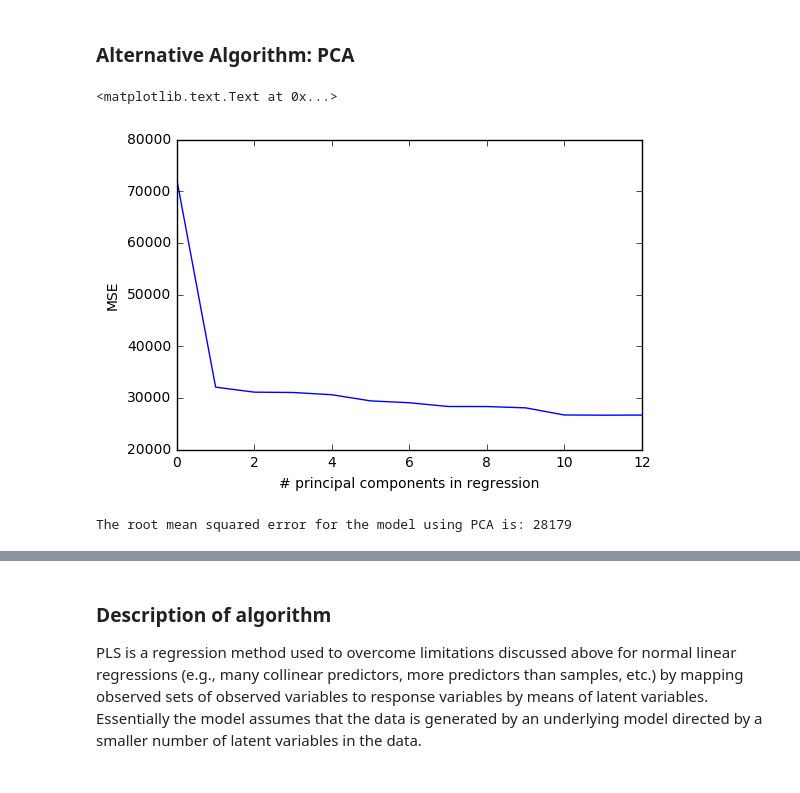
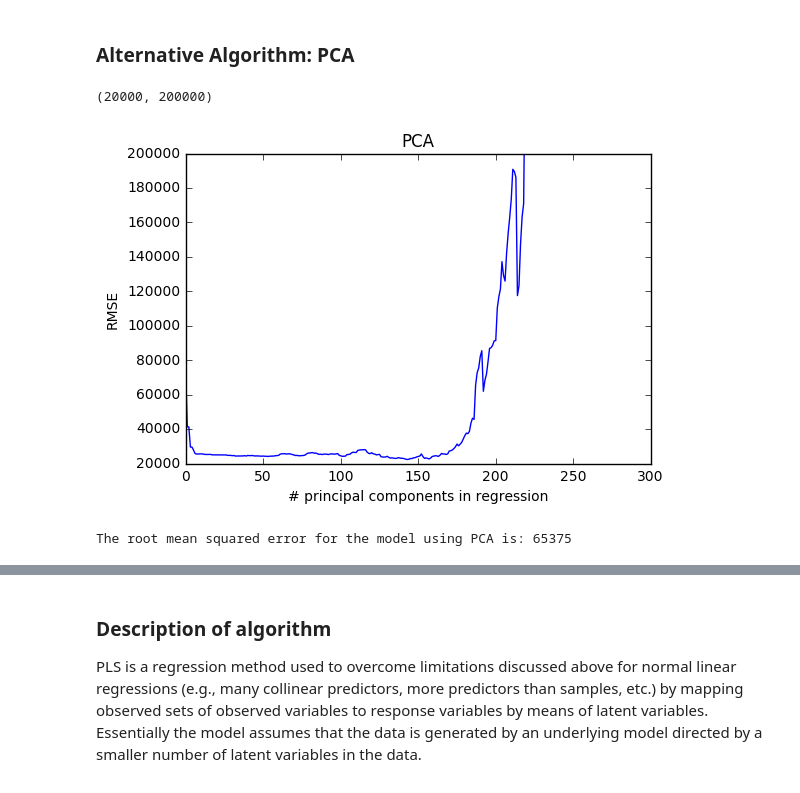
Before and after one commit to cdek11/663---PLS-Report, a Jupyter notebook: Final_Project.ipynb, the cells around one changed output, grey strips where cells are left out. Drawn from its saved outputs; the diff is of its cells as text; code cells hidden in the pictures.

```diff
--- a/Final_Project.ipynb
+++ b/Final_Project.ipynb
@@ -26,3 +20,16 @@ x_predictors_test = ames_test[["area", "Lot.Area", "Fireplaces", "TotalSq", "Gar
+# %%
+# merge both files first so there are the same number of categories created
+ames_merged = pd.concat([ames_train, ames_test])
+ames_merged = pd.get_dummies(ames_merged).drop(["price", "PID"], axis = 1).fillna(value=0)
+# %%
+# convert categorical variables to dummy variables
+# create variables for train and test data separately, x for predictors, y for response
+
+x_predictors_train = ames_merged[0:1500]
+x_predictors_test = ames_merged[1500:2000]
+
+y_train = ames_train.price
+y_test = ames_test.price
 # %% [markdown]
 ### Alternative Algorithm: PCA
 # %%
@@ -32,31 +39,36 @@ n = len(x_scaled_train)
 
 # perform cross validation (10 k-fold)
 cross_val_k_10 = cross_validation.KFold(n, n_folds=10, shuffle=True, random_state=1)
-root_mean_sq_error_vals = []
+pca_rmse = []
 
 # calculate rmse values for intercept (no predictors/components)
 mean_sq_error = -1*cross_validation.cross_val_score(lin_reg(), np.ones((n,1)), y_train.ravel(), cv = cross_val_k_10, scoring = "neg_mean_squared_error").mean()
-root_mean_sq_error_vals.append(sqrt(mean_sq_error))
+pca_rmse.append(sqrt(mean_sq_error))
 
 # calculate rmse values for varying numbers of predictors/components
 for i in range(1, len(x_predictors_train.columns)):
     mean_sq_error = -1*cross_validation.cross_val_score(lin_reg(), x_scaled_train[:,:i], y_train.ravel(), cv = cross_val_k_10, scoring = "neg_mean_squared_error").mean()
-    root_mean_sq_error_vals.append(sqrt(mean_sq_error))
+    pca_rmse.append(sqrt(mean_sq_error))
 # %%
-plt.plot(root_mean_sq_error_vals)
+plt.plot(pca_rmse)
+plt.title("PCA")
 plt.xlabel("# principal components in regression")
-plt.ylabel("MSE")
+plt.ylabel("RMSE")
+plt.ylim(ymin = 20000, ymax = 200000)
 # %% [output]
-<matplotlib.text.Text at 0x...>
+(20000, 200000)
-[figure, old version]
+[figure, new version]
 # %%
-# run regression using the number of principle components with smallest mse
-pca_regression = lin_reg().fit(x_scaled_train[:,:10], y_train)
+# find number of principal components with smallest rmse
+n_pca_comps = pca_rmse.index(min(pca_rmse))
+
+# run regression using specific number of principal components
+pca_reg = lin_reg().fit(x_scaled_train[:,:n_pca_comps], y_train)
 
 # use regression above to predict on test data
-x_scaled_test = PCA().fit_transform(scale(x_predictors_test))[:,:10]
-y_test_predictions = pca_regression.predict(x_scaled_test)
-rmse_test = sqrt(mean_squared_error(y_test, y_test_predictions))
-print("The root mean squared error for the model using PCA is: %d " %rmse_test)
+x_scaled_test = PCA().fit_transform(scale(x_predictors_test))[:,:n_pca_comps]
+y_test_pred_pca = pca_reg.predict(x_scaled_test)
+pca_rmse_test = sqrt(mean_squared_error(y_test, y_test_pred_pca))
+print("The root mean squared error for the model using PCA is: %d " % pca_rmse_test)
 # %% [output]
-The root mean squared error for the model using PCA is: 28179
+The root mean squared error for the model using PCA is: 65375
```
Also changed, not shown: parts of 9 cells of this notebook.
